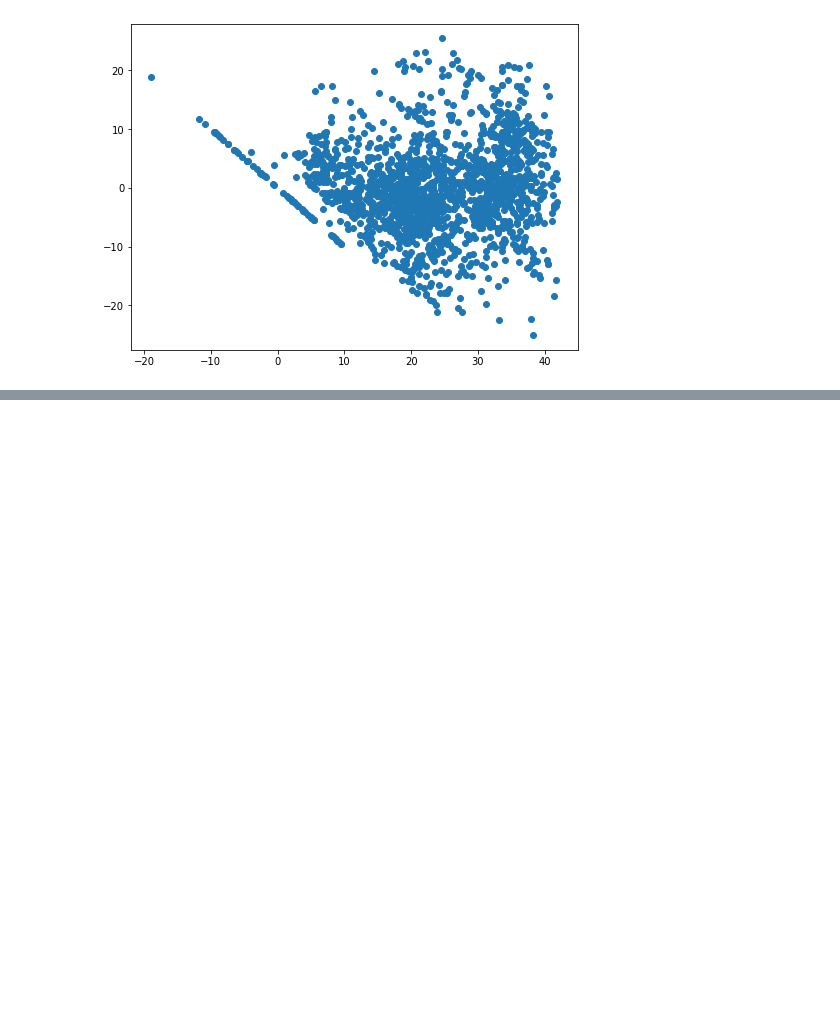
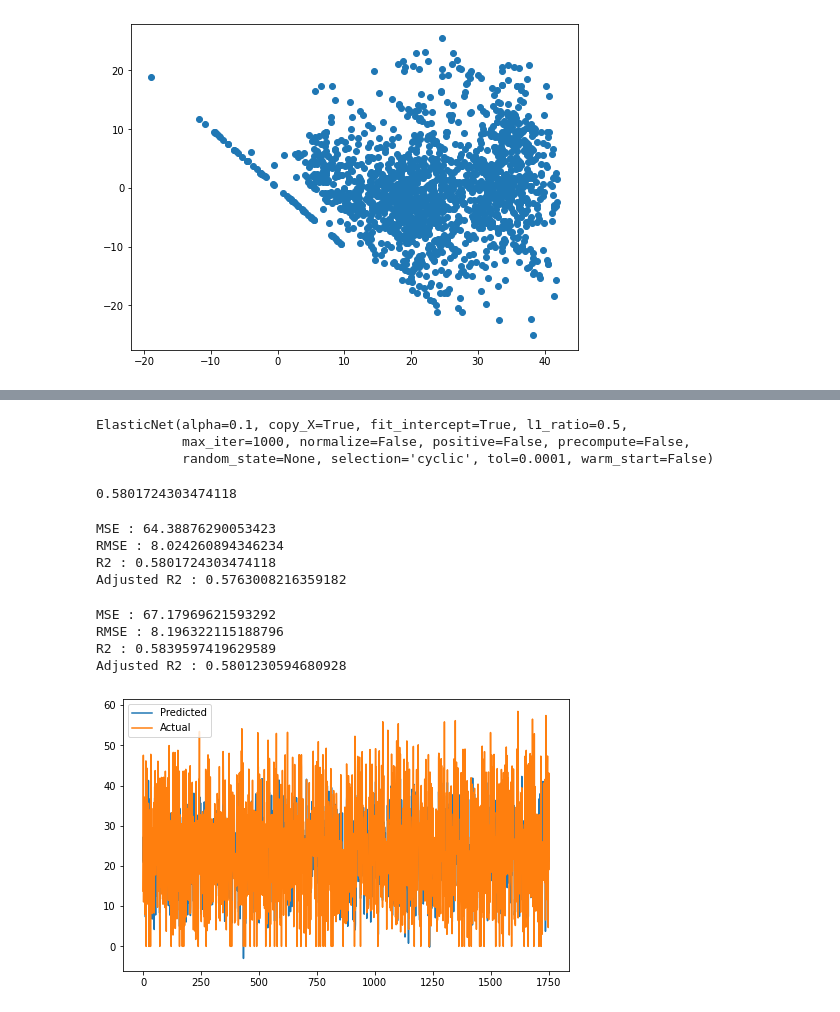
Before and after one commit to Creatrohit9/ROHIT-BHDAURIYA--Bike-Sharing-Demand-Prediction, a Jupyter notebook: ROHIT_BHADAURIYA(Proponent_Ds)_Bike_Sharing_Demand_Prediction_2_Capstone_Project.ipynb, the cells around one changed output, grey strips where cells are left out. Cells and saved outputs as stored; diff of their text form; code cells hidden in the pictures; blank space fills up the shorter version.

Commit message:
Commit for the elasticnet performance

```diff
--- a/ROHIT_BHADAURIYA(Proponent_Ds)_Bike_Sharing_Demand_Prediction_2_Capstone_Project.ipynb
+++ b/ROHIT_BHADAURIYA(Proponent_Ds)_Bike_Sharing_Demand_Prediction_2_Capstone_Project.ipynb
@@ -768,0 +771,62 @@ plt.scatter((y_pred_test_ridge),(y_test)-(y_pred_test_ridge))
+# %%
+from sklearn.linear_model import ElasticNet
+elasticnet = ElasticNet(alpha=0.1, l1_ratio=0.5)
+#a*l1+b*l2
+#alpha=a+b and l1 ratio=a/a+b
+elasticnet.fit(X_train,y_train)
+# %% [output]
+ElasticNet(alpha=0.1, copy_X=True, fit_intercept=True, l1_ratio=0.5,
+           max_iter=1000, normalize=False, positive=False, precompute=False,
+           random_state=None, selection='cyclic', tol=0.0001, warm_start=False)
+# %%
+elasticnet.score(X_train, y_train)
+# %% [output]
+0.5801724303474118
+# %%
+y_pred_train_en=elasticnet.predict(X_train)
+y_pred_test_en=elasticnet.predict(X_test)
+# %%
+#metris for the elasticnet regression on train
+from sklearn.metrics import mean_squared_error
+MSE= mean_squared_error((y_train), (y_pred_train_en))
+print("MSE :",MSE)
+
+RMSE=np.sqrt(MSE)
+print("RMSE :",RMSE)
+
+
+from sklearn.metrics import r2_score
+r2= r2_score(y_train, y_pred_train_en)
+print("R2 :",r2)
+print("Adjusted R2 :",1-(1-r2_score(y_train, y_pred_train_en))*((X_test.shape[0]-1)/(X_test.shape[0]-X_test.shape[1]-1)) )
+# %% [output]
+MSE : 64.38876290053423
+RMSE : 8.024260894346234
+R2 : 0.5801724303474118
+Adjusted R2 : 0.5763008216359182
+# %%
+from sklearn.metrics import mean_squared_error
+MSE= mean_squared_error((y_test), (y_pred_test_en))
+print("MSE :",MSE)
+
+RMSE=np.sqrt(MSE)
+print("RMSE :",RMSE)
+
+from sklearn.metrics import r2_score
+r2= r2_score(y_test, y_pred_test_en)
+print("R2 :",r2)
+print("Adjusted R2 :",1-(1-r2_score(y_test, y_pred_test_en))*((X_test.shape[0]-1)/(X_test.shape[0]-X_test.shape[1]-1)) )
+# %% [output]
+MSE : 67.17969621593292
+RMSE : 8.196322115188796
+R2 : 0.5839597419629589
+Adjusted R2 : 0.5801230594680928
+# %%
+#plot for pred vs actual for test
+plt.figure(figsize=(8,5))
+plt.plot(np.array(y_pred_test_en))
+plt.plot((np.array(y_test)))
+plt.legend(["Predicted","Actual"])
+plt.show()
+# %% [output]
+[figure, added]
```
Also changed, not shown: parts of 2 cells of this notebook.
